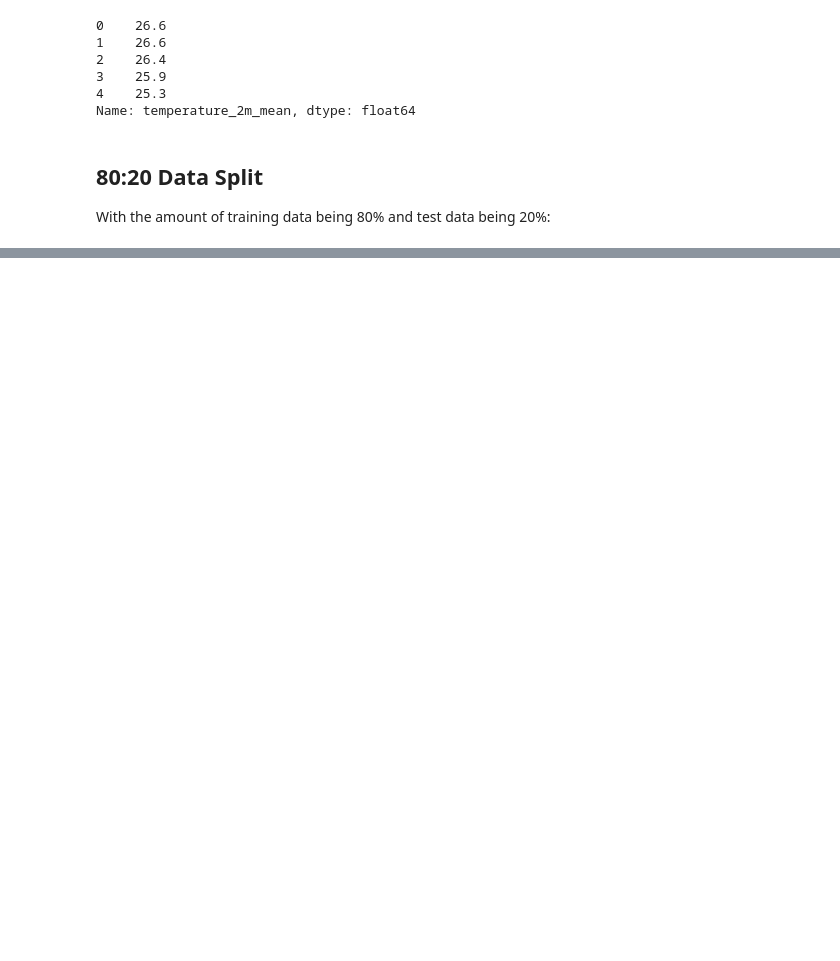
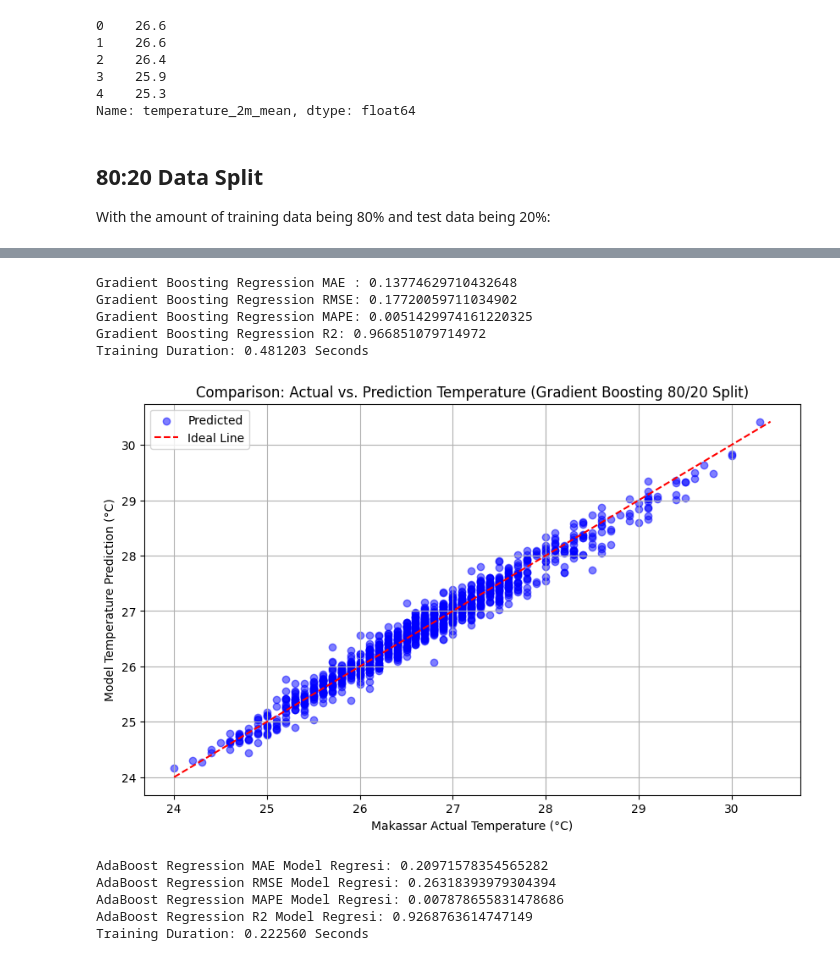
Before and after one commit to Payama01/comparative-regression-weather-makassar, a Jupyter notebook: notebooks/02_model_training_and_evaluation_8020.ipynb, the cells around one changed output, grey strips where cells are left out. Saved outputs shown, nothing was run; the diff lists cells and outputs as text; code cells hidden in the pictures; blank space fills up the shorter version.

```diff
--- a/notebooks/02_model_training_and_evaluation_8020.ipynb
+++ b/notebooks/02_model_training_and_evaluation_8020.ipynb
@@ -520,0 +112,38 @@ plt.show()
+# %%
+#Gradient Boosting Evaluation Metrics
+from sklearn.metrics import mean_absolute_error as mae, root_mean_squared_error as rmse, mean_absolute_percentage_error as mape, r2_score as r2
+
+mae_gra_bost = mae(y_test, predict_gra_bost)
+rmse_gra_bost = rmse(y_test,predict_gra_bost)
+mape_gra_bost = mape(y_test,predict_gra_bost)
+r2_gra_bost = r2(y_test,predict_gra_bost)
+duration_gra_bost = end_time - time_start
+
+print('Gradient Boosting Regression MAE : {}'.format(mae_gra_bost))
+print('Gradient Boosting Regression RMSE: {}'.format(rmse_gra_bost))
+print('Gradient Boosting Regression MAPE: {}'.format(mape_gra_bost))
+print('Gradient Boosting Regression R2: {}'.format(r2_gra_bost))
+print('Training Duration: {:.6f} Seconds'.format(duration_gra_bost))
+# %% [output]
+Gradient Boosting Regression MAE : 0.13774629710432648
+Gradient Boosting Regression RMSE: 0.17720059711034902
+Gradient Boosting Regression MAPE: 0.0051429974161220325
+Gradient Boosting Regression R2: 0.966851079714972
+Training Duration: 0.481203 Seconds
+# %%
+import matplotlib.pyplot as plt
+
+plt.figure(figsize=(10, 6))
+plt.scatter(y_test, predict_gra_bost, alpha=0.5, color='blue', label='Predicted')
+min_val = min(y_test.min(), predict_gra_bost.min())
+max_val = max(y_test.max(), predict_gra_bost.max())
+plt.plot([min_val, max_val], [min_val, max_val], color='red', linestyle='--', label='Ideal Line')
+plt.title('Comparison: Actual vs. Prediction Temperature (Gradient Boosting 80/20 Split)')
+plt.xlabel('Makassar Actual Temperature (°C)')
+plt.ylabel('Model Temperature Prediction (°C)')
+plt.legend()
+plt.grid(True)
+
+plt.show()
+# %% [output]
+[figure, added]
@@ -520,0 +161,21 @@ plt.show()
+# %%
+#Adaboost Regression Evaluation Metrics
+from sklearn.metrics import mean_absolute_error as mae, root_mean_squared_error as rmse, mean_absolute_percentage_error as mape, r2_score as r2
+
+mae_adaboost = mae(y_test, predict_adaboost)
+rmse_adaboost = rmse(y_test,predict_adaboost)
+mape_adaboost = mape(y_test,predict_adaboost)
+r2_adaboost = r2(y_test,predict_adaboost)
+duration_adaboost = end_time - time_start
+
+print('AdaBoost Regression MAE Model Regresi: {}'.format(mae_adaboost))
+print('AdaBoost Regression RMSE Model Regresi: {}'.format(rmse_adaboost))
+print('AdaBoost Regression MAPE Model Regresi: {}'.format(mape_adaboost))
+print('AdaBoost Regression R2 Model Regresi: {}'.format(r2_adaboost))
+print('Training Duration: {:.6f} Seconds'.format(duration_adaboost))
+# %% [output]
+AdaBoost Regression MAE Model Regresi: 0.20971578354565282
+AdaBoost Regression RMSE Model Regresi: 0.26318393979304394
+AdaBoost Regression MAPE Model Regresi: 0.007878655831478686
+AdaBoost Regression R2 Model Regresi: 0.9268763614747149
+Training Duration: 0.222560 Seconds
```
Also changed, not shown: parts of 55 cells of this notebook, 4 other files.
